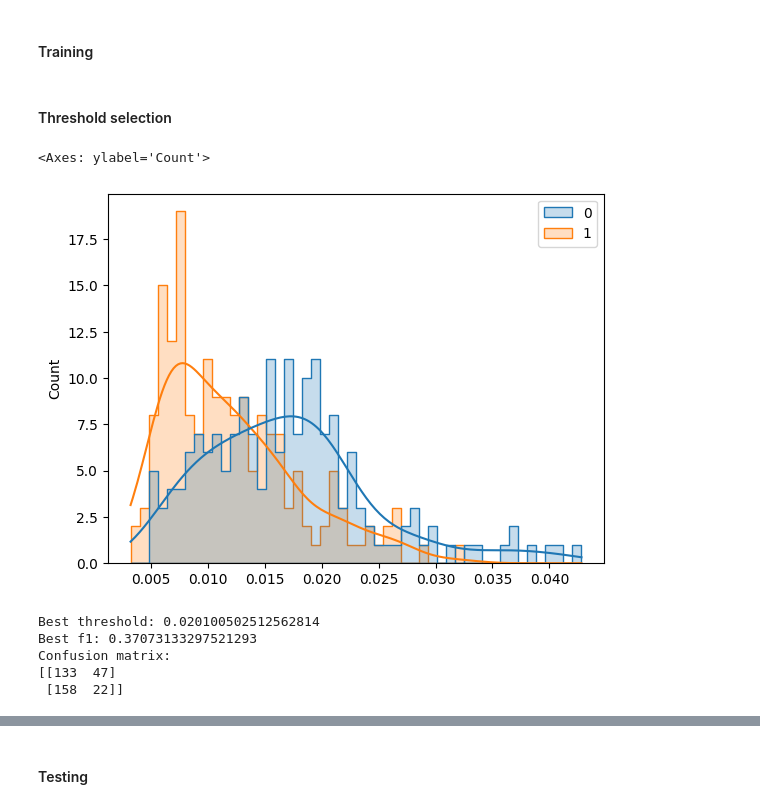
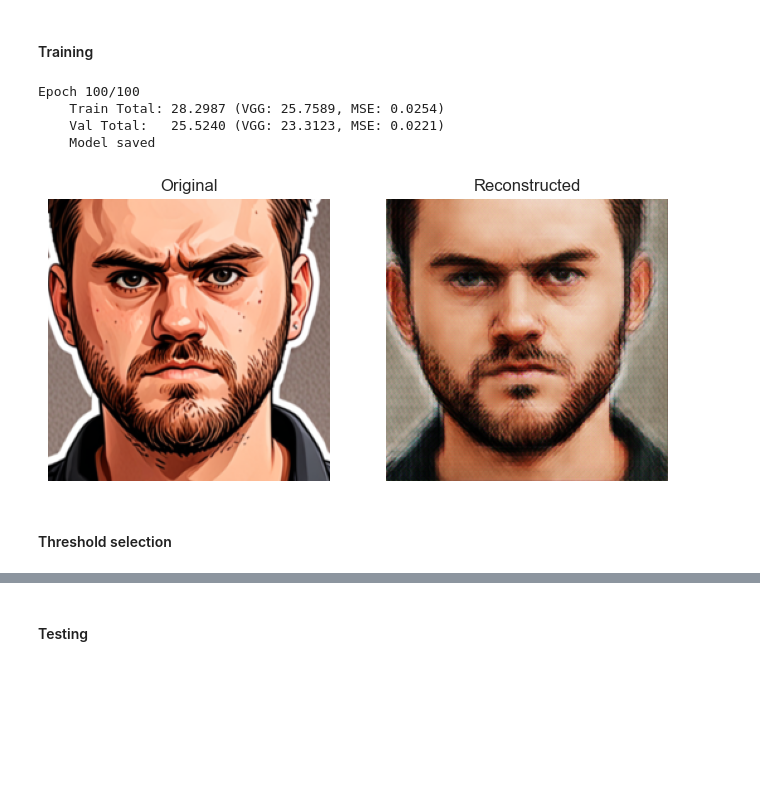
Before and after one commit to Deyym0s/face-artifact-elimination, a Jupyter notebook: Artifact_elimination.ipynb, the cells around one changed output, grey strips where cells are left out. Drawn from its saved outputs; the diff is of its cells as text; code cells hidden in the pictures; blank space fills up the shorter version.

```diff
--- a/Artifact_elimination.ipynb
+++ b/Artifact_elimination.ipynb
@@ -213,63 +294,95 @@ train_loader = DataLoader(train_set, batch_size=64, shuffle=True)
 val_loader = DataLoader(val_set, batch_size=64, shuffle=False)
 trh_loader = DataLoader(trh_set, batch_size=64, shuffle=False)
 # %%
-model = ArtifactAutoencoder(latent_size=512).to(device)
-criterion = nn.MSELoss()
+latent_size = 128
+criterion_type = "hybrid"
+
+load_model_name = f"models/artifact_eliminator_hybrid_{latent_size}.pth"
+save_model_name = f"models/artifact_eliminator_{criterion_type}_{latent_size}.pth"
+
+model = ArtifactAutoencoder(latent_size=latent_size).to(device)
+model.load_state_dict(torch.load(load_model_name, map_location=device))
+
+if criterion_type == "vgg":
+    criterion = PerceptualLoss(reduction='mean').to(device)
+elif criterion_type == "mse":
+    criterion = nn.MSELoss(reduction='mean').to(device)
+elif criterion_type == "hybrid":
+    criterion_vgg = PerceptualLoss(reduction='mean').to(device)
+    criterion_mse = nn.MSELoss(reduction='mean').to(device)
+    criterion = (criterion_vgg, criterion_mse)
+
 optimizer = Adam(model.parameters(), lr=1e-3)
 # %%
 num_epochs = 100
-patience = 10
+patience = 5
 best_val_loss = float('inf')
 epochs_no_improve = 0
 
-writer = SummaryWriter('runs/AE_5')
+writer = SummaryWriter('runs/AE')
+
+sample_input, _ = next(iter(val_loader))
+sample_input = sample_input[0:1].to(device)
 
 for epoch in range(num_epochs):
-    train_loss = train_one_epoch(model, train_loader, criterion, optimizer)
-    val_loss = validate_one_epoch(model, val_loader, criterion)
+    train_loss, train_vgg, train_mse = train_one_epoch(model, train_loader, criterion, optimizer)
+    val_loss, val_vgg, val_mse = validate_one_epoch(model, val_loader, criterion)
 
-    writer.add_scalars('Loss', {'train': train_loss, 'val': val_loss}, epoch + 1)
+    writer.add_scalars('Loss/Total', {'train': train_loss, 'val': val_loss}, epoch + 1)
 
-    print(f"Epoch {epoch+1}/{num_epochs} \n    Train Loss: {train_loss:.4f} - Val Loss: {val_loss:.4f}")
+    if criterion_type == "hybrid":
+        writer.add_scalars('Loss/VGG_Component', {'train': train_vgg, 'val': val_vgg}, epoch + 1)
+        writer.add_scalars('Loss/MSE_Component', {'train': train_mse, 'val': val_mse}, epoch + 1)
+
+    print(f"Epoch {epoch + 1}/{num_epochs}")
+    if criterion_type == "hybrid":
+        print(f"    Train Total: {train_loss:.4f} (VGG: {train_vgg:.4f}, MSE: {train_mse:.4f})")
+        print(f"    Val Total:   {val_loss:.4f} (VGG: {val_vgg:.4f}, MSE: {val_mse:.4f})")
+    else:
+        print(f"    Train Loss: {train_loss:.4f} - Val Loss: {val_loss:.4f}")
 
     if val_loss < best_val_loss:
         best_val_loss = val_loss
         epochs_no_improve = 0
-        torch.save(model.state_dict(), "models/best_autoencoder.pth")
+        torch.save(model.state_dict(), save_model_name)
         print(f"    Model saved")
     else:
         epochs_no_improve += 1
         if epochs_no_improve >= patience:
-            print(f"Early stopping at epoch {epoch+1}")
+            print(f"Early stopping at epoch {epoch + 1}")
             break
 
     print()
 
     model.eval()
     with torch.no_grad():
-        val_inputs, _ = next(iter(val_loader))
-
-        sample_input = val_inputs[0:1].to(device)
         sample_output = model(sample_input)
 
         img_original = sample_input[0].cpu().numpy().transpose((1, 2, 0))
         img_reconstructed = sample_output[0].cpu().numpy().transpose((1, 2, 0))
         img_original = np.clip(img_original, 0, 1)
         img_reconstructed = np.clip(img_reconstructed, 0, 1)
 
         fig, axes = plt.subplots(1, 2, figsize=(8, 4))
 
         axes[0].imshow(img_original)
         axes[0].set_title("Original")
         axes[0].axis("off")
 
         axes[1].imshow(img_reconstructed)
         axes[1].set_title(f"Reconstructed")
         axes[1].axis("off")
 
         plt.show()
+        plt.close(fig)
 
 writer.close()
+# %% [output]
+Epoch 100/100
+    Train Total: 28.2987 (VGG: 25.7589, MSE: 0.0254)
+    Val Total:   25.5240 (VGG: 23.3123, MSE: 0.0221)
+    Model saved
+[figure, added]
 # %% [markdown]
 <h4>Threshold selection</h4>
 # %%
@@ -302,13 +410,2 @@ anomaly_scores = get_anomaly_scores(model, trh_loader, criterion)
-# %%
-sns.histplot(
-    x=anomaly_scores,
-    hue=trh_labels,
-    bins=50,
-    kde=True,
-    element="step"
-)
-# %% [output]
-<Axes: ylabel='Count'>
-[figure, removed]
 # %%
 def get_best_threshold(scores, labels, num_steps=200):
@@ -336,8 +427,0 @@ def get_best_threshold(scores, labels, num_steps=200):
-# %%
-threshold = get_best_threshold(anomaly_scores, trh_labels)
-# %% [output]
-Best threshold: 0.020100502512562814
-Best f1: 0.37073133297521293
-Confusion matrix:
-[[133  47]
- [158  22]]
```
Also changed, not shown: parts of 17 cells of this notebook, 11 other files.
